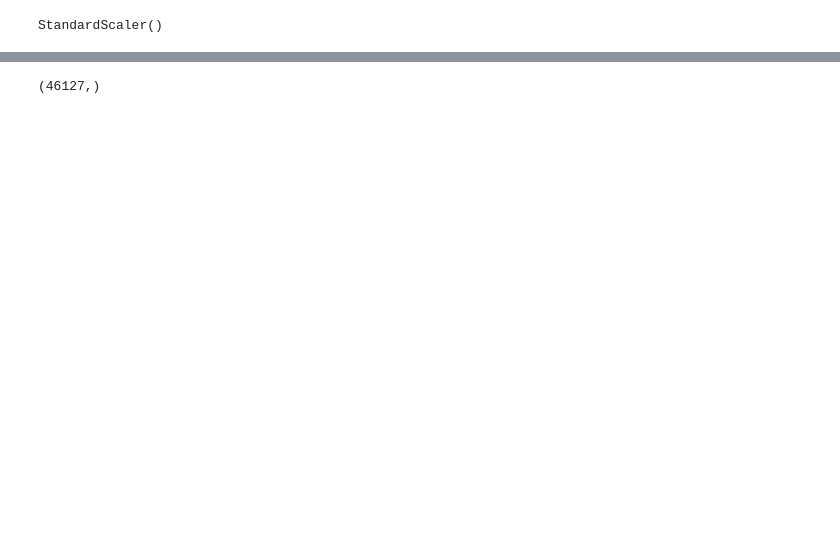
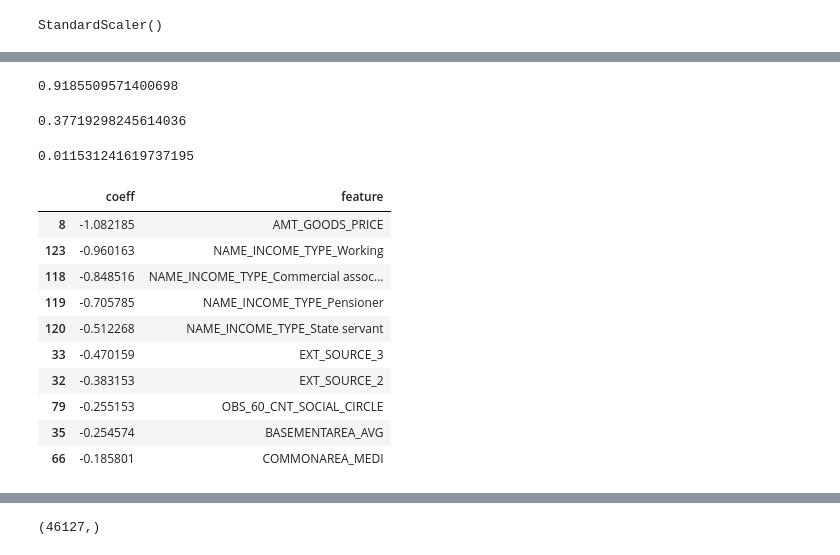
Before and after one commit to yhereng/OpenClassrooms, a Jupyter notebook: OC-P4/Projet 4 - Construisez un modèle de scoring.ipynb, the cells around one changed output, grey strips where cells are left out. Drawn from its saved outputs; the diff is of its cells as text; code cells hidden in the pictures; blank space fills up the shorter version.

```diff
--- a/OC-P4/Projet 4 - Construisez un modèle de scoring.ipynb
+++ b/OC-P4/Projet 4 - Construisez un modèle de scoring.ipynb
@@ -391,0 +424,4 @@ X_ka_scaled = scaler.transform(X_ka)
+# %%
+lg = LogisticRegression(max_iter=500)
+# %%
+lg.fit(X_train_scaled,y_train)
@@ -391,0 +442,30 @@ X_ka_scaled = scaler.transform(X_ka)
+# %%
+accuracy_score(y_test,log_reg_pred)
+# %% [output]
+0.9185509571400698
+# %%
+precision_score(y_test,log_reg_pred)
+# %% [output]
+0.37719298245614036
+# %%
+recall_score(y_test,log_reg_pred)
+# %% [output]
+0.011531241619737195
+# %%
+lg_coef=pd.DataFrame(lg.coef_.reshape(240,),columns=['coeff'])
+# %%
+lg_coef['feature']=app_test.columns
+# %%
+lg_coef.sort_values(by='coeff').head(10)
+# %% [output]
+|  | coeff | feature |
+| 8 | -1.082185 | AMT_GOODS_PRICE |
+| 123 | -0.960163 | NAME_INCOME_TYPE_Working |
+| 118 | -0.848516 | NAME_INCOME_TYPE_Commercial assoc... |
+| 119 | -0.705785 | NAME_INCOME_TYPE_Pensioner |
+| 120 | -0.512268 | NAME_INCOME_TYPE_State servant |
+| 33 | -0.470159 | EXT_SOURCE_3 |
+| 32 | -0.383153 | EXT_SOURCE_2 |
+| 79 | -0.255153 | OBS_60_CNT_SOCIAL_CIRCLE |
+| 35 | -0.254574 | BASEMENTAREA_AVG |
+| 66 | -0.185801 | COMMONAREA_MEDI |
```
Also changed, not shown: parts of 34 cells of this notebook.
